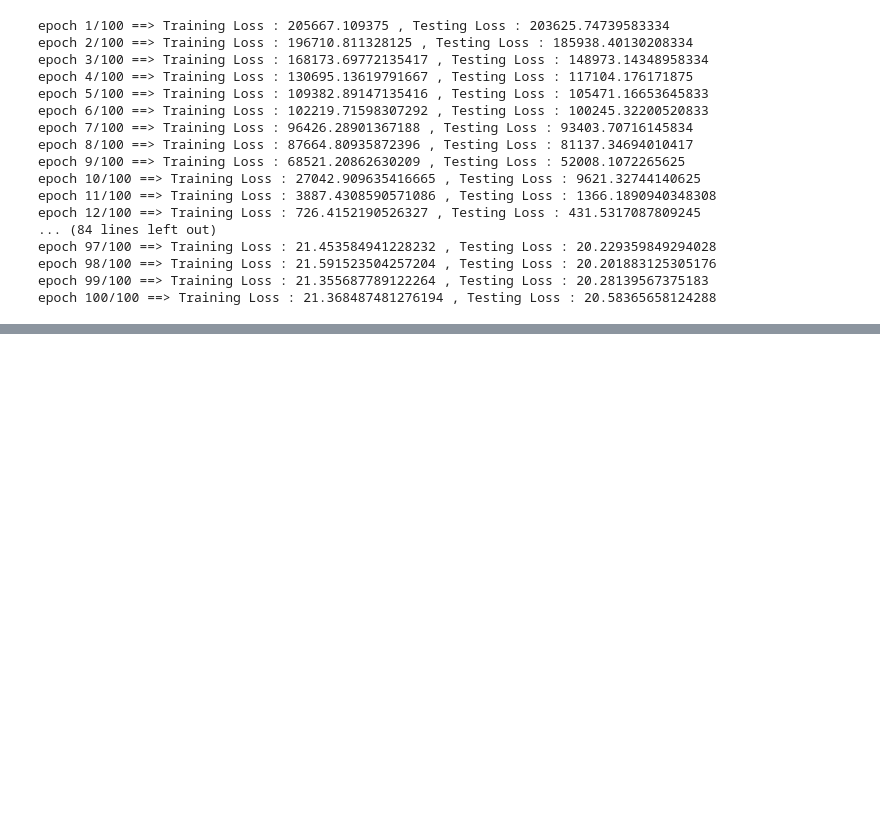
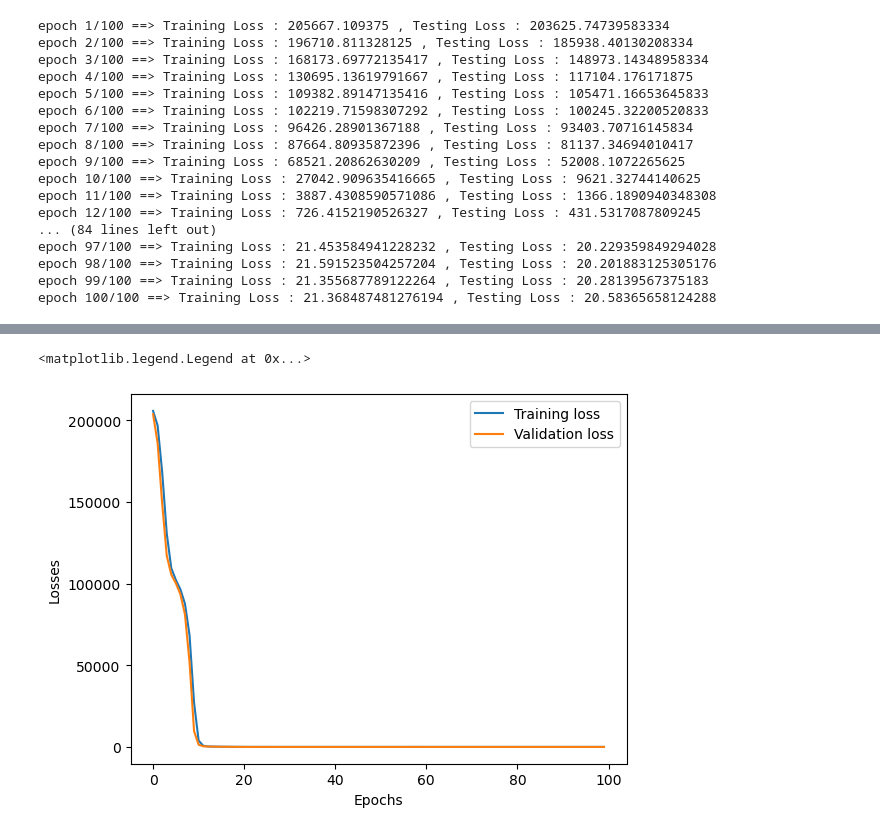
Before and after one commit to Tanmai-Thakre/Minor_Projects, a Jupyter notebook: ANN_Regression.ipynb, the cells around one changed output, grey strips where cells are left out. Cells and saved outputs as stored; diff of their text form; code cells hidden in the pictures; blank space fills up the shorter version.

Commit message:
feat:Training loos vs Validation loss

```diff
--- a/ANN_Regression.ipynb
+++ b/ANN_Regression.ipynb
@@ -173,3 +173,8 @@ epoch 97/100 ==> Training Loss : 21.453584941228232 , Testing Loss : 20.22935984
 epoch 98/100 ==> Training Loss : 21.591523504257204 , Testing Loss : 20.201883125305176
 epoch 99/100 ==> Training Loss : 21.355687789122264 , Testing Loss : 20.28139567375183
 epoch 100/100 ==> Training Loss : 21.368487481276194 , Testing Loss : 20.58365658124288
+# %%
+loss_df = pd.DataFrame({
+    "Training loss" : training_loss,
+    "Eval loss" : eval_loss
+})
@@ -175,0 +190,14 @@ epoch 100/100 ==> Training Loss : 21.368487481276194 , Testing Loss : 20.5836565
+# %%
+import matplotlib.pyplot as plt
+
+# plt.figure(figsize=(12,8))
+
+plt.plot(loss_df["Training loss"] , label="Training loss")
+plt.plot(loss_df["Eval loss"] , label="Validation loss")
+
+plt.xlabel("Epochs")
+plt.ylabel("Losses")
+plt.legend()
+# %% [output]
+<matplotlib.legend.Legend at 0x...>
+[figure, added]
```
Also changed, not shown: parts of 1 cell of this notebook.
